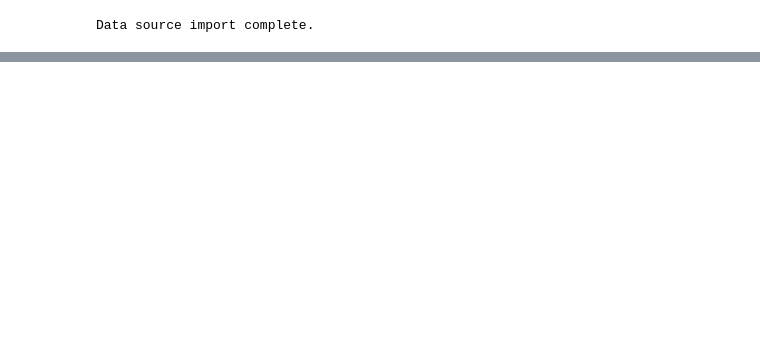
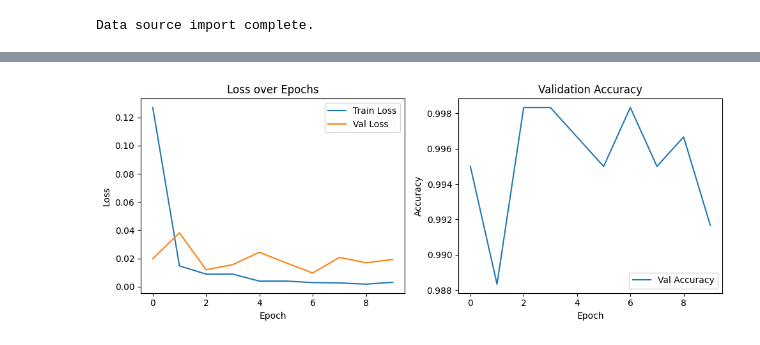
Before and after one commit to lazy-santa/CV_LABS, a Jupyter notebook: LAB4/CV_LAB4.ipynb, the cells around one changed output, grey strips where cells are left out. Drawn from its saved outputs; the diff is of its cells as text; code cells hidden in the pictures; blank space fills up the shorter version.

Commit message:
modified:   LAB4/CV_LAB4.ipynb 	new file:   LAB4/model_nopred.pth 	new file:   LAB4/model_pred.pth

```diff
--- a/LAB4/CV_LAB4.ipynb
+++ b/LAB4/CV_LAB4.ipynb
@@ -249,0 +75,10 @@ for filename in os.listdir(image_dir):
+# %%
+# Модель ResNet
+# Загрузка предобученной модели ResNet18
+model_pr = models.resnet18(pretrained=True)
+
+# Замена последнего слоя (выходов столько, сколько у нас классов)
+model_pr.fc = nn.Linear(model_pr.fc.in_features, num_classes)
+
+# Перенос модели на GPU/CPU
+model_pr = model_pr.to(device)
@@ -249,0 +87,11 @@ for filename in os.listdir(image_dir):
+# %%
+criterion = nn.CrossEntropyLoss()   # Функция потерь: кросс-энтропия для многоклассовой классификации
+
+optimizer = optim.Adam(model_pr.parameters(), lr=1e-4, weight_decay=1e-5)   # Оптимизатор: Adam с небольшим learning rate
+
+num_epochs = 10   # Количество эпох
+# %%
+# Scheduler: снижает learning rate, если val_loss не улучшается
+scheduler = torch.optim.lr_scheduler.ReduceLROnPlateau(
+    optimizer, mode='min', factor=0.5, patience=2, verbose=True
+)
@@ -249,0 +165,25 @@ for filename in os.listdir(image_dir):
+# %%
+# Построение графиков потерь и точности
+plt.figure(figsize=(10, 4))
+
+# Потери
+plt.subplot(1, 2, 1)
+plt.plot(train_losses, label='Train Loss')
+plt.plot(val_losses, label='Val Loss')
+plt.title('Loss over Epochs')
+plt.xlabel('Epoch')
+plt.ylabel('Loss')
+plt.legend()
+
+# Точность
+plt.subplot(1, 2, 2)
+plt.plot(val_accuracies, label='Val Accuracy')
+plt.title('Validation Accuracy')
+plt.xlabel('Epoch')
+plt.ylabel('Accuracy')
+plt.legend()
+
+plt.tight_layout()
+plt.show()
+# %% [output]
+[figure, added]
```
Also changed, not shown: parts of 51 cells of this notebook, 2 other files.
